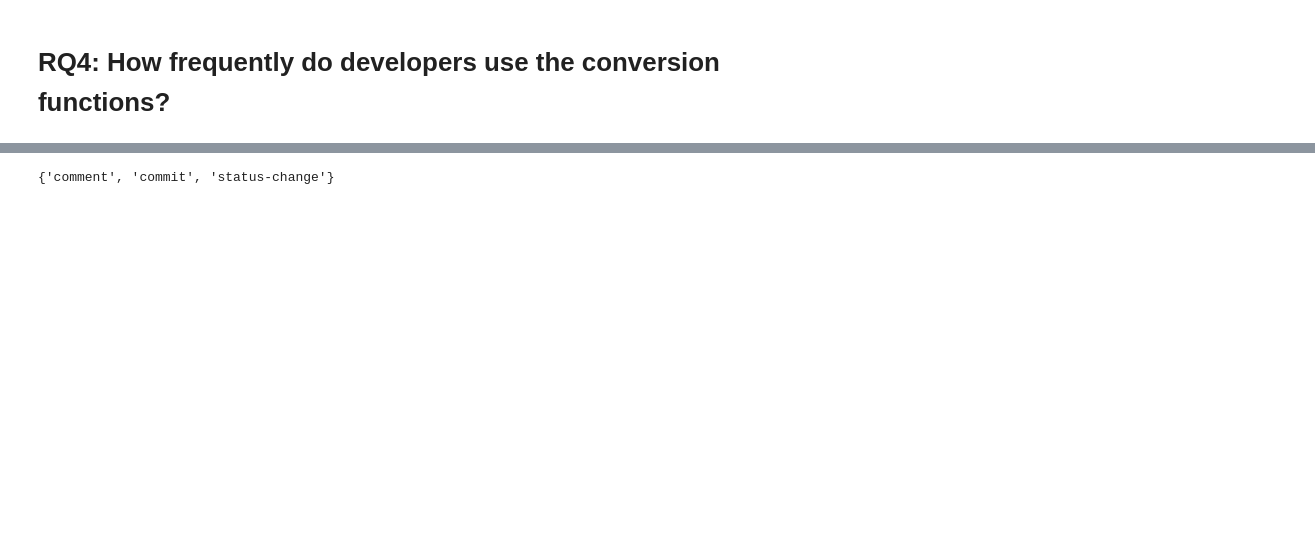
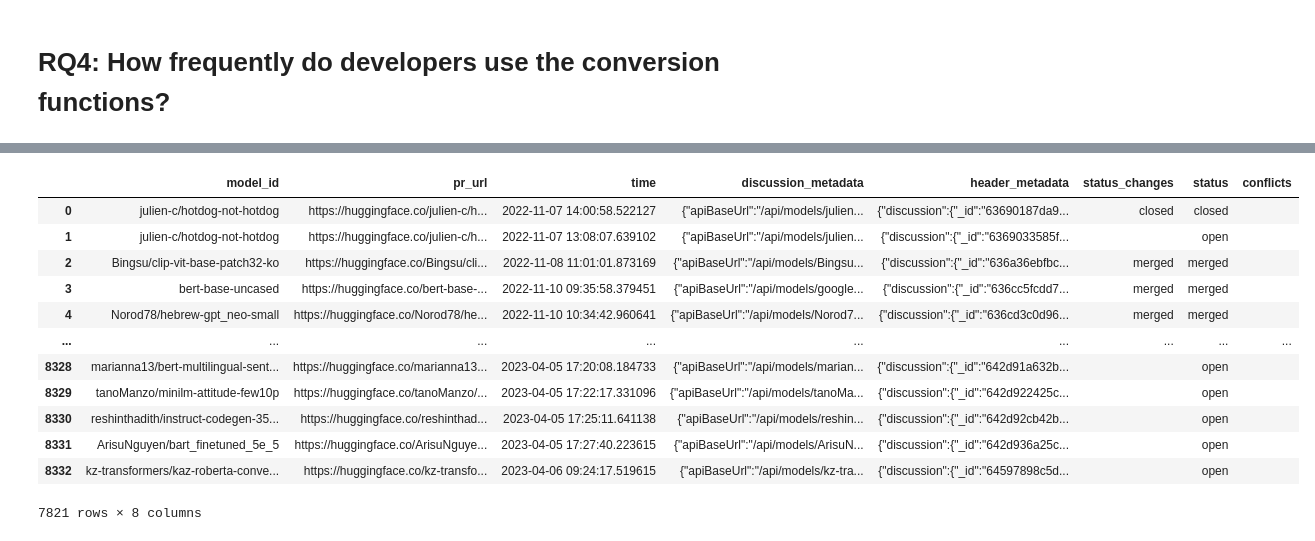
Before and after one commit to s2e-lab/model-evolution, a Jupyter notebook: scripts/notebooks/rq4_analysis.ipynb, the cells around one changed output, grey strips where cells are left out. Drawn from its saved outputs; the diff is of its cells as text; code cells hidden in the pictures; blank space fills up the shorter version.

```diff
--- a/scripts/notebooks/rq4_analysis.ipynb
+++ b/scripts/notebooks/rq4_analysis.ipynb
@@ -10,37 +25,42 @@ df = df.where(pd.notnull(df), None)
 # %%
 from tqdm import tqdm
 import json
-all_events = set()
 
-# Count the number of times each conversion function is used
-# iterate over dataframe
+# Extract status changes from discussion metadata
 for index, row in tqdm(df.iterrows(), total=len(df)):
-    discussion_metadata = row['discussion_metadata']
-    # check if is valid JSON
-    if not discussion_metadata or discussion_metadata == 'None' or not discussion_metadata.startswith('{'):
-        # remove from dataframe
-        df.drop(index, inplace=True)
-        continue
-
-
-    # parse as JSON
-    discussion_metadata = json.loads(discussion_metadata)
-
-    events = discussion_metadata['discussion']['events']
-
-    # add a column to track status changes
     status_changes = []
-
-    for event in events:
-        # print("\t",event)
-        event_type = event['type']
-        if event_type == 'status-change':
-            status_changes.append(event['data']['status'])
-        all_events.add(event_type)
+    df.at[index, 'conflicts'] = ""
+    try:
+        discussion_metadata = json.loads(row['discussion_metadata'])
+        for event in discussion_metadata['discussion']['events']:
+            event_type = event['type']
+            if event_type == 'status-change':
+                status_changes.append(event['data']['status'])
+    except:
+        pass
+    try:
+        header_metadata = json.loads(row['header_metadata'])
+        df.at[index, 'status'] = header_metadata['discussion']['status']
+        # check if there are conflicting files
+        conflicting_files = header_metadata['discussion']['filesWithConflicts']
+        df.at[index, 'conflicts'] = ";".join(conflicting_files)
+    except:
+        pass
 
     # add a column to track status changes
     df.at[index, 'status_changes'] = ";".join(status_changes)
 df
-all_events
 # %% [output]
+|  | model_id | pr_url | time | discussion_metadata | header_metadata | status_changes | status | conflicts |
+| 0 | julien-c/hotdog-not-hotdog | https://huggingface.co/julien-c/h... | 2022-11-07 14:00:58.522127 | {"apiBaseUrl":"/api/models/julien... | {"discussion":{"_id":"63690187da9... | closed | closed |  |
+| 1 | julien-c/hotdog-not-hotdog | https://huggingface.co/julien-c/h... | 2022-11-07 13:08:07.639102 | {"apiBaseUrl":"/api/models/julien... | {"discussion":{"_id":"6369033585f... |  | open |  |
+| 2 | Bingsu/clip-vit-base-patch32-ko | https://huggingface.co/Bingsu/cli... | 2022-11-08 11:01:01.873169 | {"apiBaseUrl":"/api/models/Bingsu... | {"discussion":{"_id":"636a36ebfbc... | merged | merged |  |
+| 3 | bert-base-uncased | https://huggingface.co/bert-base-... | 2022-11-10 09:35:58.379451 | {"apiBaseUrl":"/api/models/google... | {"discussion":{"_id":"636cc5fcdd7... | merged | merged |  |
+| 4 | Norod78/hebrew-gpt_neo-small | https://huggingface.co/Norod78/he... | 2022-11-10 10:34:42.960641 | {"apiBaseUrl":"/api/models/Norod7... | {"discussion":{"_id":"636cd3c0d96... | merged | merged |  |
+| ... | ... | ... | ... | ... | ... | ... | ... | ... |
+| 8328 | marianna13/bert-multilingual-sent... | https://huggingface.co/marianna13... | 2023-04-05 17:20:08.184733 | {"apiBaseUrl":"/api/models/marian... | {"discussion":{"_id":"642d91a632b... |  | open |  |
+| 8329 | tanoManzo/minilm-attitude-few10p | https://huggingface.co/tanoManzo/... | 2023-04-05 17:22:17.331096 | {"apiBaseUrl":"/api/models/tanoMa... | {"discussion":{"_id":"642d922425c... |  | open |  |
+| 8330 | reshinthadith/instruct-codegen-35... | https://huggingface.co/reshinthad... | 2023-04-05 17:25:11.641138 | {"apiBaseUrl":"/api/models/reshin... | {"discussion":{"_id":"642d92cb42b... |  | open |  |
+| 8331 | ArisuNguyen/bart_finetuned_5e_5 | https://huggingface.co/ArisuNguye... | 2023-04-05 17:27:40.223615 | {"apiBaseUrl":"/api/models/ArisuN... | {"discussion":{"_id":"642d936a25c... |  | open |  |
+| 8332 | kz-transformers/kaz-roberta-conve... | https://huggingface.co/kz-transfo... | 2023-04-06 09:24:17.519615 | {"apiBaseUrl":"/api/models/kz-tra... | {"discussion":{"_id":"64597898c5d... |  | open |  |
-{'comment', 'commit', 'status-change'}
+7821 rows × 8 columns
```
Also changed, not shown: parts of 3 cells of this notebook, 5 other files.
